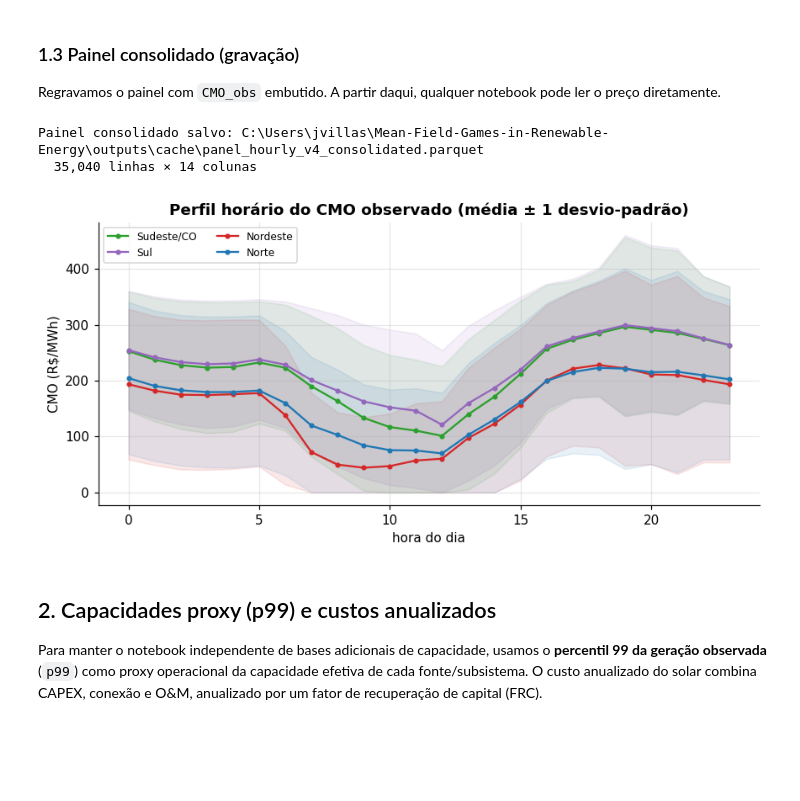
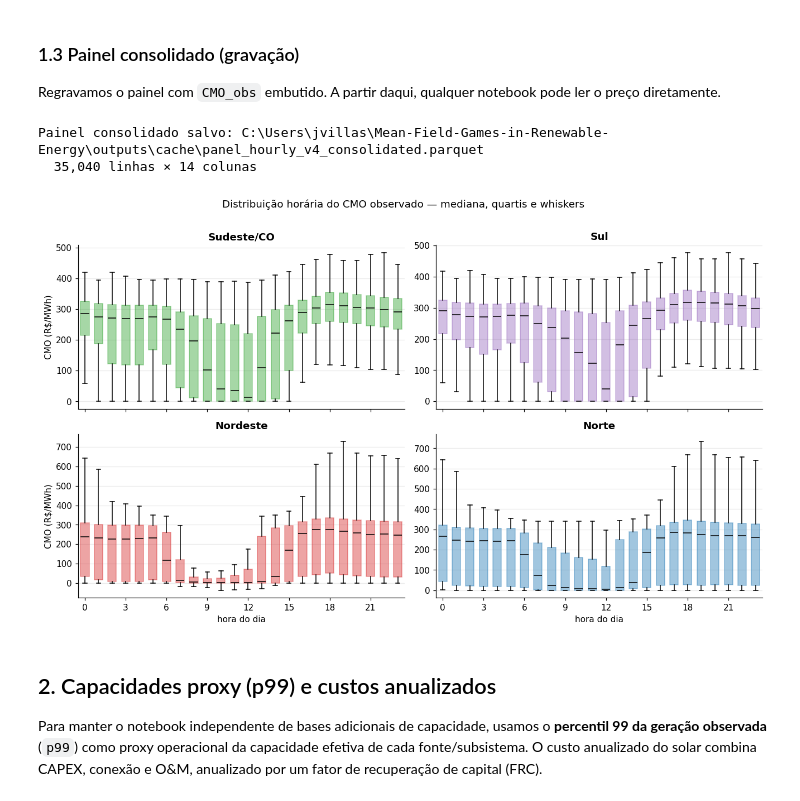
Before and after one commit to Vilasz/Mean-Field-Games-in-Renewable-Energy, a Jupyter notebook: 07_mfg_resumo.ipynb, the cells around one changed output. Cells and saved outputs as stored; diff of their text form; code cells hidden in the pictures; blank space fills up the shorter version.

```diff
--- a/07_mfg_resumo.ipynb
+++ b/07_mfg_resumo.ipynb
@@ -343,30 +343,33 @@ Regravamos o painel com `CMO_obs` embutido. A partir daqui, qualquer notebook po
 # %%
 consolidated_path = CACHE_DIR / "panel_hourly_v4_consolidated.parquet"
 keep = ["din_instante", "id_subsistema", "data", "hora", "mes", "fim_semana", *model_cols, "L_res"]
 panel_consolidated = panel[keep].copy()
 panel_consolidated.to_parquet(consolidated_path, index=False)
 print(f"Painel consolidado salvo: {consolidated_path}")
 print(f"  {len(panel_consolidated):,} linhas × {panel_consolidated.shape[1]} colunas")
 
-# Perfil horário do CMO: média e faixa de variabilidade de ±1 desvio-padrão.
-prof_stats = (panel.groupby(["id_subsistema", "hora"])["CMO_obs"]
-              .agg(media="mean", desvio="std").reset_index())
-fig, ax = plt.subplots(figsize=(8, 4))
-for s in SUBSYS_ORDER:
-    ps = prof_stats[prof_stats["id_subsistema"] == s].set_index("hora").reindex(range(24))
-    x = ps.index.to_numpy(); mu = ps["media"].to_numpy(); sd = ps["desvio"].fillna(0).to_numpy()
-    ax.plot(x, mu, marker="o", ms=3, label=SUB_LABEL[s], color=SUB_COLOR[s])
-    ax.fill_between(x, np.maximum(mu - sd, 0), mu + sd, color=SUB_COLOR[s], alpha=0.10)
-ax.set_title("Perfil horário do CMO observado (média ± 1 desvio-padrão)")
-ax.set_xlabel("hora do dia"); ax.set_ylabel("CMO (R$/MWh)")
-ax.grid(alpha=0.3); ax.legend(ncol=2, fontsize=8)
+# Distribuição horária do CMO: box-plots preservam mediana, quartis e caudas.
+fig, axes = plt.subplots(2, 2, figsize=(12, 7), sharex=True)
+for ax, s in zip(axes.ravel(), SUBSYS_ORDER):
+    sub = panel[panel["id_subsistema"] == s]
+    values = [pd.to_numeric(sub.loc[sub["hora"] == h, "CMO_obs"], errors="coerce").dropna().to_numpy()
+              for h in range(24)]
+    bp = ax.boxplot(values, positions=range(24), widths=0.62, showfliers=False,
+                    patch_artist=True, medianprops={"color": "black", "lw": 1.0})
+    for box in bp["boxes"]:
+        box.set(facecolor=SUB_COLOR[s], alpha=0.42, edgecolor=SUB_COLOR[s])
+    ax.set_title(SUB_LABEL[s]); ax.grid(axis="y", alpha=0.25)
+    ax.set_xticks(range(0, 24, 3)); ax.set_xticklabels(range(0, 24, 3))
+axes[1, 0].set_xlabel("hora do dia"); axes[1, 1].set_xlabel("hora do dia")
+axes[0, 0].set_ylabel("CMO (R$/MWh)"); axes[1, 0].set_ylabel("CMO (R$/MWh)")
+fig.suptitle("Distribuição horária do CMO observado — mediana, quartis e whiskers", y=1.01)
 fig.tight_layout()
-fig.savefig(FIG_DIR / "cmo_perfil_horario.png", bbox_inches="tight")
+fig.savefig(FIG_DIR / "cmo_perfil_horario_boxplot.png", bbox_inches="tight")
 plt.show()
 # %% [output]
 Painel consolidado salvo: C:\Users\jvillas\Mean-Field-Games-in-Renewable-Energy\outputs\cache\panel_hourly_v4_consolidated.parquet
   35,040 linhas × 14 colunas
-[figure, old version]
+[figure, new version]
 # %% [markdown]
 ## 2. Capacidades proxy (p99) e custos anualizados
 
```
Also changed, not shown: parts of 19 cells of this notebook, 2 other files.
